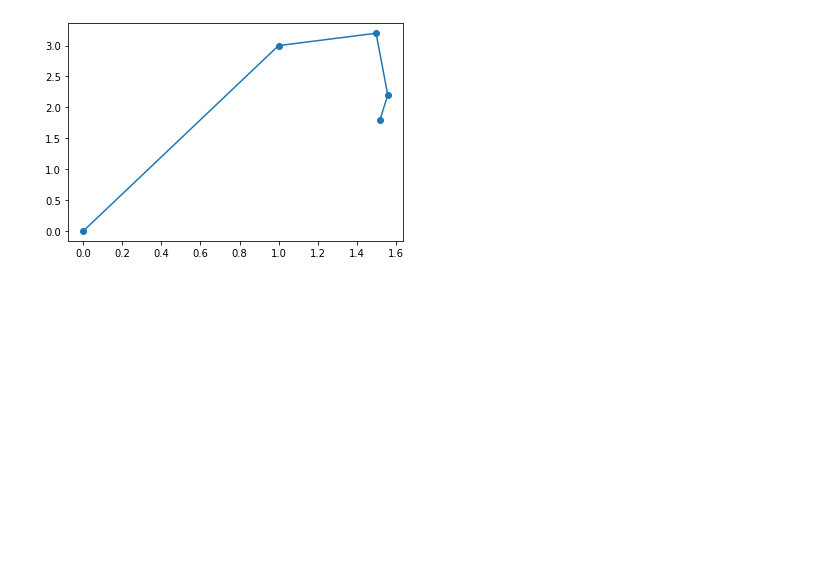
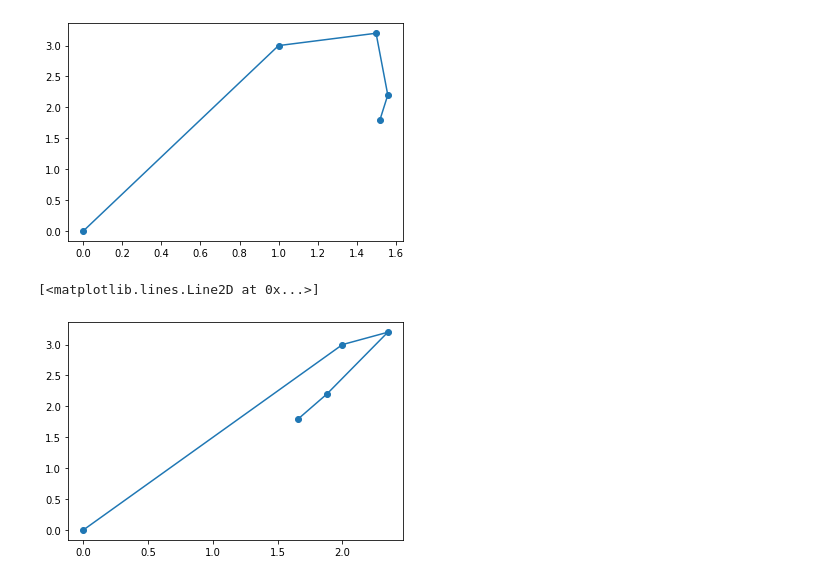
Before and after one commit to lucasbagge/aarhus-dv, a Jupyter notebook: 2-semester/NA/aflevering 1.ipynb, the cells around one changed output. Drawn from its saved outputs; the diff is of its cells as text; code cells hidden in the pictures; blank space fills up the shorter version.

```diff
--- a/2-semester/NA/aflevering 1.ipynb
+++ b/2-semester/NA/aflevering 1.ipynb
@@ -40,3 +36,20 @@ ax.plot(x, y, marker = 'o')
 fig.show()
 # %% [output]
 [figure]
+# %%
+def rotatation(x,y,c,s):
+    return c * x + s * y, s * y - c * y
+
+c, s = 0.4, np.sqrt(0.84)
+
+r1x, r1y = rotatation(x, y, c, s)
+
+a = 1.0
+b = 0.5
+c = 0.5
+d = 0.50
+fig, ax = plt.subplots()
+ax.plot(d*x + d*y, y  , marker = 'o')
+# %% [output]
+[<matplotlib.lines.Line2D at 0x...>]
+[figure, added]
```
Also changed, not shown: parts of 6 cells of this notebook, 7 other files.
